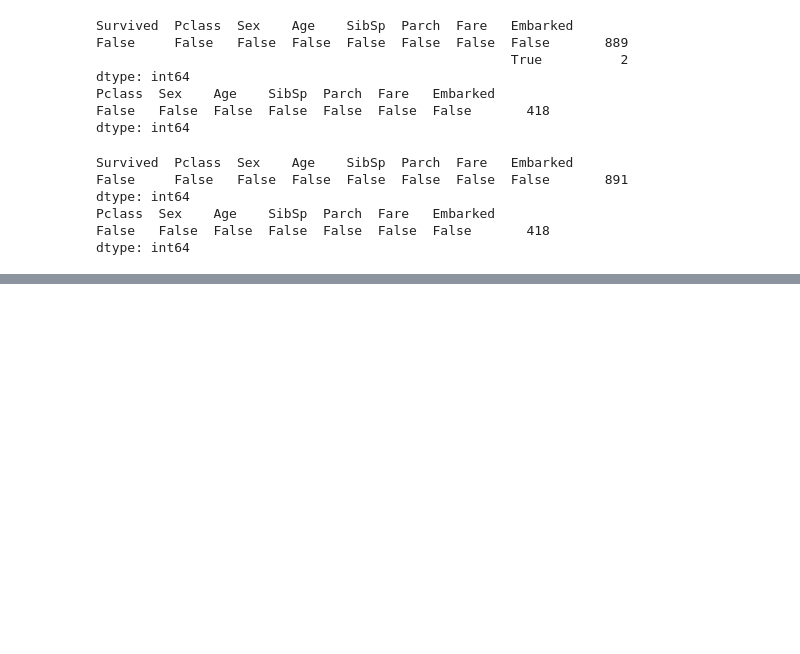
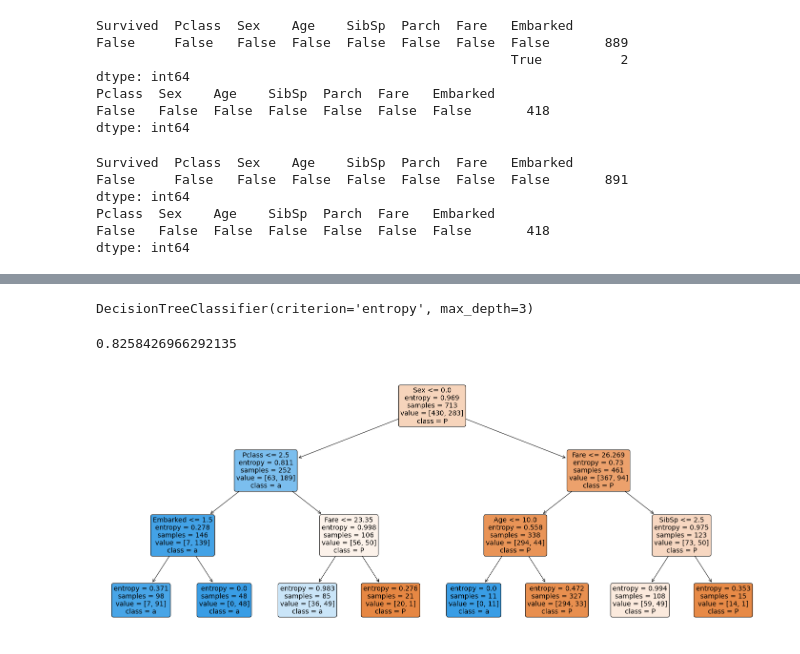
Before and after one commit to AUT-Student/ML-HW2, a Jupyter notebook: Code2/Code2.ipynb, the cells around one changed output, grey strips where cells are left out. Drawn from its saved outputs; the diff is of its cells as text; code cells hidden in the pictures; blank space fills up the shorter version.

Commit message:
use validation set for question 2

```diff
--- a/Code2/Code2.ipynb
+++ b/Code2/Code2.ipynb
@@ -99,0 +103,3 @@ data_test["Embarked"] = data_test["Embarked"].apply(lambda x: 1 if x == "S" else
+# %%
+data_validation = data_train.head(int(len(data_train)*0.2))
+data_train = data_train.tail(int(len(data_train)) - int(len(data_train)*0.2))
@@ -100,20 +108,20 @@ data_test["Embarked"] = data_test["Embarked"].apply(lambda x: 1 if x == "S" else
 # %%
 from sklearn.tree import DecisionTreeClassifier, plot_tree
 
-MAX_DEPTH = 5
-IMPURITY_MEASURE="gini"
-def create_decision_tree_model(data):
+def create_decision_tree_model(data, max_depth, impurity_measure):
     """
     Create a classifier model with Decision tree approach
 
     LIBRARY: https://scikit-learn.org/stable/modules/generated/sklearn.tree.DecisionTreeClassifier.html
 
     :param data: prepared train data
+    :param max_depth: the maximum depth of the tree
+    :param impurity_measure: impurity measure for nodes of the tree
     :return: decision tree model
     """
 
     # Create Decision Tree classifier object
-    clf = DecisionTreeClassifier(max_depth=MAX_DEPTH, criterion=IMPURITY_MEASURE)
+    clf = DecisionTreeClassifier(max_depth=max_depth, criterion=impurity_measure)
 
     # Specify X and Y
     x_train = data.drop(columns=["Survived"])
@@ -123,6 +131,4 @@ def create_decision_tree_model(data):
     clf = clf.fit(x_train, y_train)
 
     return clf
-# %%
-clf = create_decision_tree_model(data_train)
 # %%
@@ -144,3 +149,32 @@ def show_decision_tree(clf):
               fontsize=14)
 
     plt.show()
+# %%
+maxim_accuracy_validation = 0
+best_clf = None
+
+for max_depth in range(1, 20):
+    for impurity_measure in ["gini", "entropy"]:
+        clf = create_decision_tree_model(data_train, max_depth, impurity_measure)
+
+        predicts = clf.predict(data_train.drop(columns=["Survived"]))
+        accuracy_train = accuracy_score(data_train["Survived"], predicts)
+
+        predicts = clf.predict(data_validation.drop(columns=["Survived"]))
+        accuracy_validation = accuracy_score(data_validation["Survived"], predicts)
+
+        if accuracy_validation > maxim_accuracy_validation:
+            maxim_accuracy_validation = accuracy_validation
+            best_clf = clf
+# %%
+best_clf
+# %% [output]
+DecisionTreeClassifier(criterion='entropy', max_depth=3)
+# %%
+maxim_accuracy_validation
+# %% [output]
+0.8258426966292135
+# %%
+show_decision_tree(best_clf)
+# %% [output]
+[figure, added]
```
Also changed, not shown: parts of 4 cells of this notebook.
